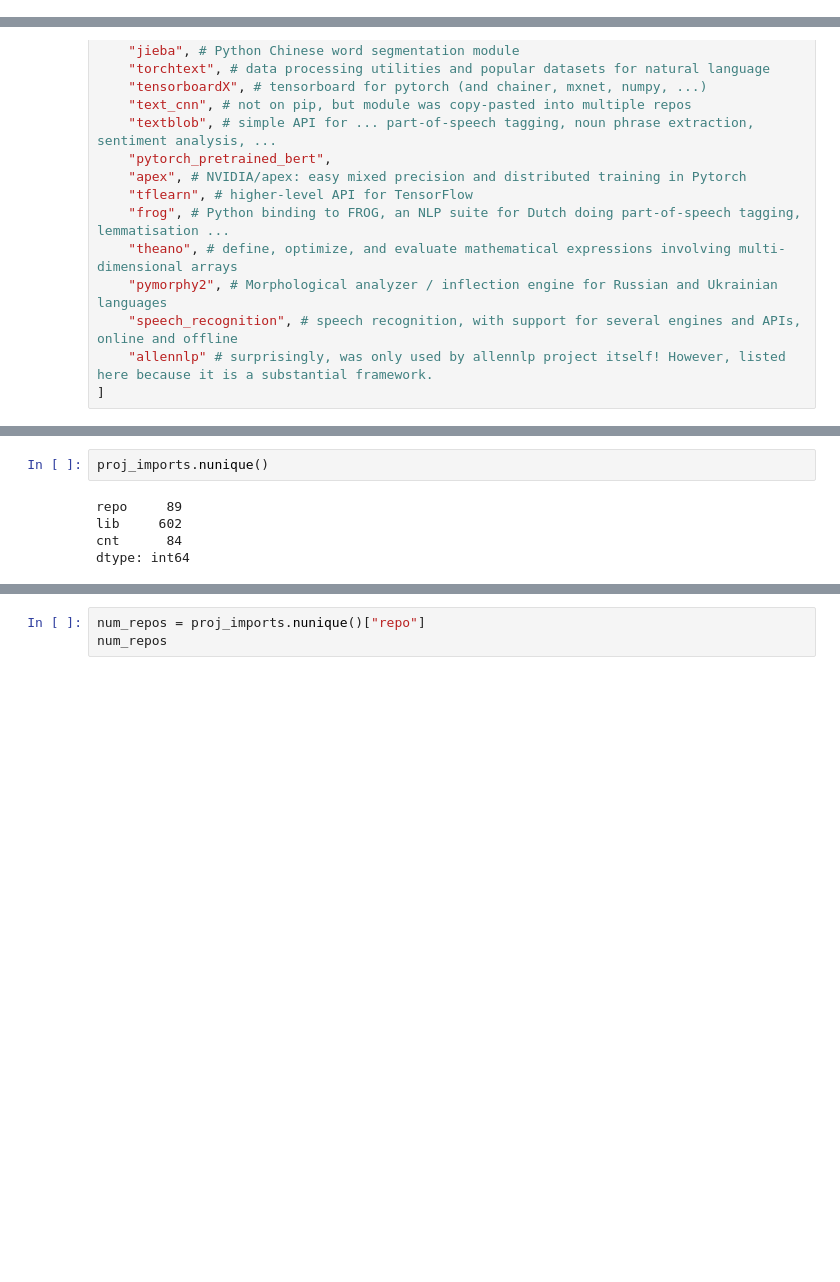
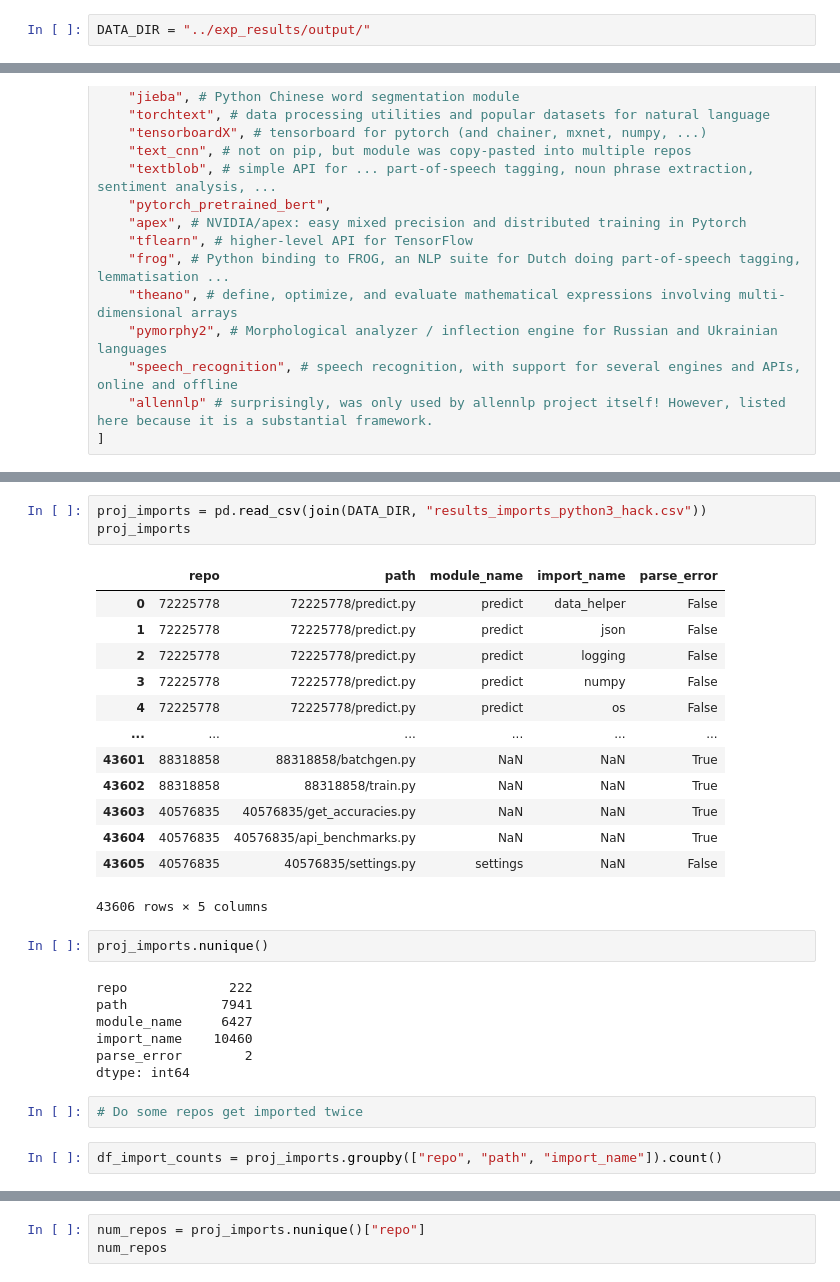
Before and after one commit to a2i2/mining-data-science-repositories, a Jupyter notebook: notebooks/analyse_imports_old-check-tmp.ipynb, the cells around one changed output, grey strips where cells are left out. Saved outputs shown, nothing was run; the diff lists cells and outputs as text; blank space fills up the shorter version.

```diff
--- a/notebooks/analyse_imports.ipynb
+++ b/notebooks/analyse_imports_old-check-tmp.ipynb
@@ -6,3 +8,5 @@ import altair as alt # Python wrapper for Vega-Lite visualisation grammar
+# %%
+DATA_DIR = "../exp_results/output/"
 # %%
 # list of python modules that appear NLP/ML related imported by 2 or more of the selected projects
 nlp_libs = [
@@ -49,7 +45,30 @@ proj_imports
+# %%
+proj_imports = pd.read_csv(join(DATA_DIR, "results_imports_python3_hack.csv"))
+proj_imports
+# %% [output]
+|  | repo | path | module_name | import_name | parse_error |
+| 0 | 72225778 | 72225778/predict.py | predict | data_helper | False |
+| 1 | 72225778 | 72225778/predict.py | predict | json | False |
+| 2 | 72225778 | 72225778/predict.py | predict | logging | False |
+| 3 | 72225778 | 72225778/predict.py | predict | numpy | False |
+| 4 | 72225778 | 72225778/predict.py | predict | os | False |
+| ... | ... | ... | ... | ... | ... |
+| 43601 | 88318858 | 88318858/batchgen.py | NaN | NaN | True |
+| 43602 | 88318858 | 88318858/train.py | NaN | NaN | True |
+| 43603 | 40576835 | 40576835/get_accuracies.py | NaN | NaN | True |
+| 43604 | 40576835 | 40576835/api_benchmarks.py | NaN | NaN | True |
+| 43605 | 40576835 | 40576835/settings.py | settings | NaN | False |
+43606 rows × 5 columns
 # %%
 proj_imports.nunique()
 # %% [output]
-repo     89
-lib     602
-cnt      84
+repo             222
+path            7941
+module_name     6427
+import_name    10460
+parse_error        2
 dtype: int64
+# %%
+# Do some repos get imported twice
+# %%
+df_import_counts = proj_imports.groupby(["repo", "path", "import_name"]).count()
```
Also changed, not shown: parts of 6 cells of this notebook, 5 other files.
